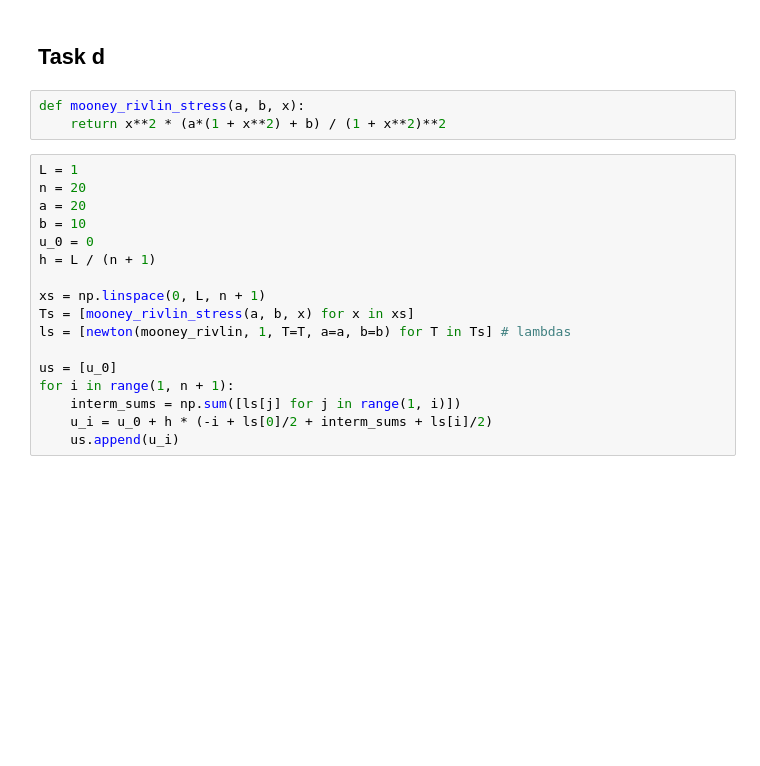
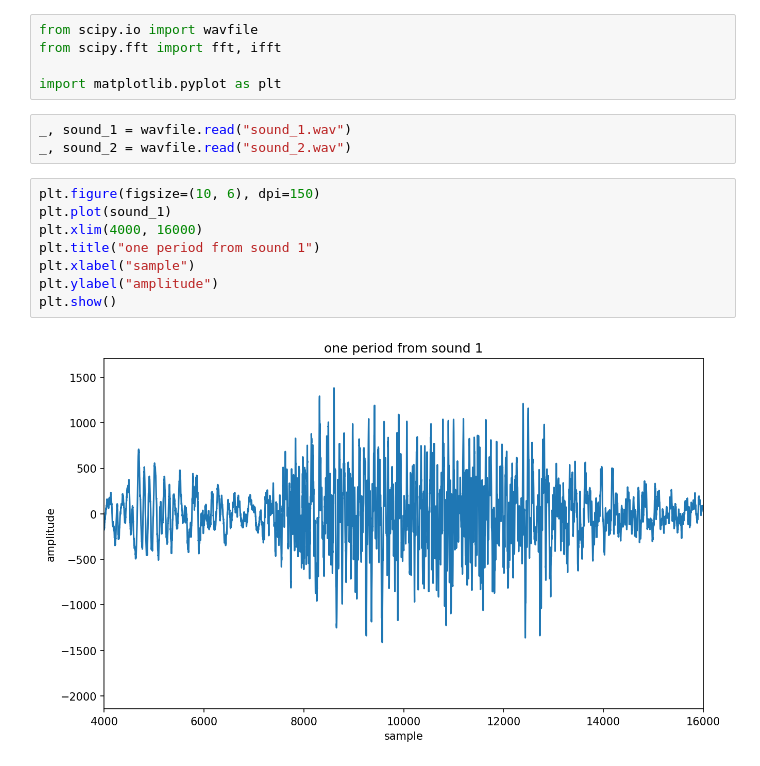
Before and after one commit to Munchic/cs154, a Jupyter notebook: Assignment 4.ipynb, the cells around one changed output. Cells and saved outputs as stored; diff of their text form; blank space fills up the shorter version.

```diff
--- a/Assignment 4.ipynb
+++ b/Assignment 4.ipynb
@@ -32,23 +1,19 @@ newton(mooney_rivlin, 1, T=10, a=1, b=1)
-# %% [markdown]
-## Task d
-# %%
-def mooney_rivlin_stress(a, b, x):
-    return x**2 * (a*(1 + x**2) + b) / (1 + x**2)**2
-# %%
-L = 1
-n = 20
-a = 20
-b = 10
-u_0 = 0
-h = L / (n + 1)
-
-xs = np.linspace(0, L, n + 1)
-Ts = [mooney_rivlin_stress(a, b, x) for x in xs]
-ls = [newton(mooney_rivlin, 1, T=T, a=a, b=b) for T in Ts] # lambdas
-
-us = [u_0]
-for i in range(1, n + 1):
-    interm_sums = np.sum([ls[j] for j in range(1, i)])
-    u_i = u_0 + h * (-i + ls[0]/2 + interm_sums + ls[i]/2)
-    us.append(u_i)
+# %%
+from scipy.io import wavfile
+from scipy.fft import fft, ifft
+
+import matplotlib.pyplot as plt
+# %%
+_, sound_1 = wavfile.read("sound_1.wav")
+_, sound_2 = wavfile.read("sound_2.wav")
+# %%
+plt.figure(figsize=(10, 6), dpi=150)
+plt.plot(sound_1)
+plt.xlim(4000, 16000)
+plt.title("one period from sound 1")
+plt.xlabel("sample")
+plt.ylabel("amplitude")
+plt.show()
+# %% [output]
+[figure, added]
 # %%
```
Also changed, not shown: parts of 19 cells of this notebook.
